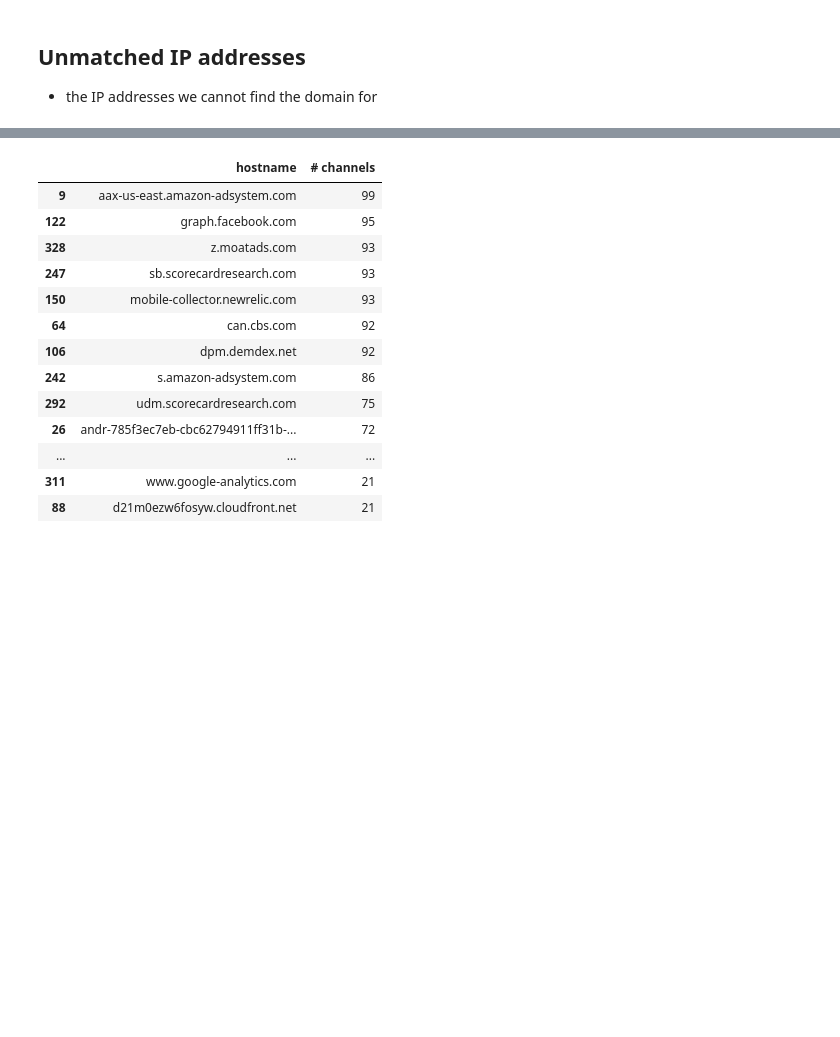
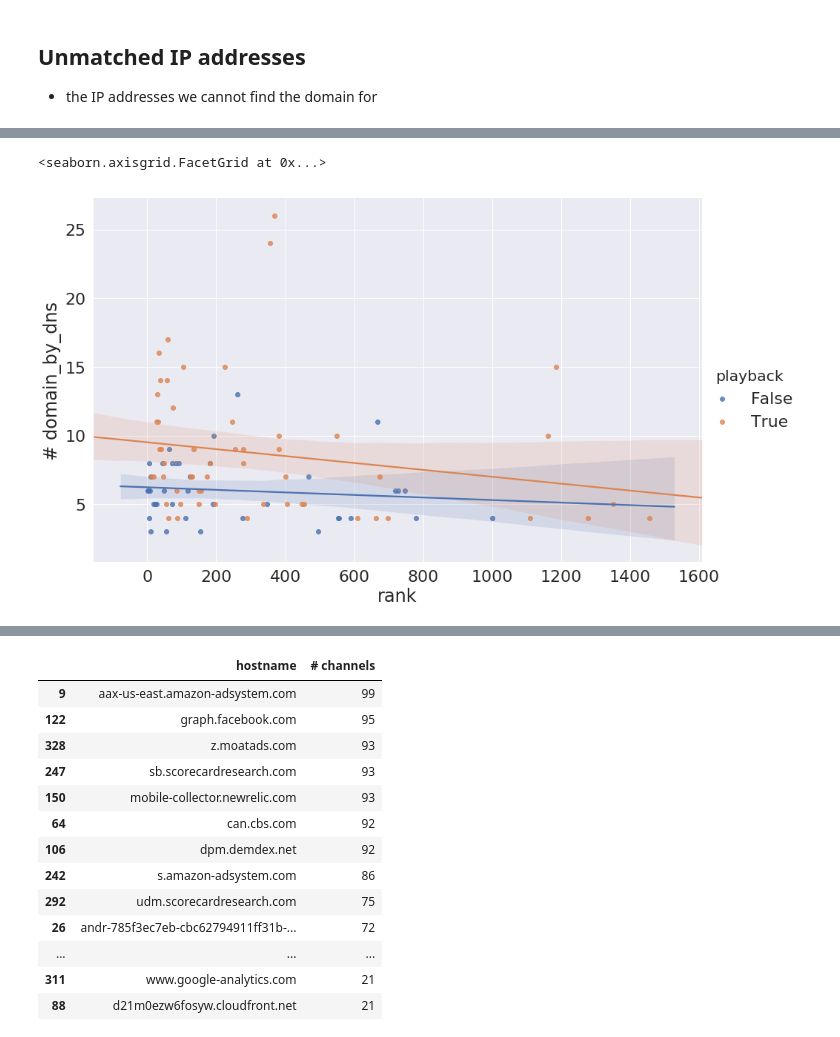
Before and after one commit to citp/ott-tracking, a Jupyter notebook: src/analysis/notebooks/TCP-Connections.ipynb, the cells around one changed output, grey strips where cells are left out. Cells and saved outputs as stored; diff of their text form; code cells hidden in the pictures; blank space fills up the shorter version.

```diff
--- a/src/analysis/notebooks/TCP-Connections.ipynb
+++ b/src/analysis/notebooks/TCP-Connections.ipynb
@@ -169,0 +80,3 @@ amazon_tcp.hostname.nunique()
+# %%
+sns.set(rc={'figure.figsize':(16, 20)}, style="darkgrid")
+sns.set(font_scale = 2)
@@ -186,0 +135,6 @@ df_n_domains_by_channel.head(10)
+# %%
+sns.lmplot(x='rank', y='# domain_by_dns', data=df_n_domains_by_channel,
+                hue='playback', legend_out=True, height=8, aspect=1.6)
+# %% [output]
+<seaborn.axisgrid.FacetGrid at 0x...>
+[figure, added]
```
Also changed, not shown: parts of 35 cells of this notebook, 3 other files.
